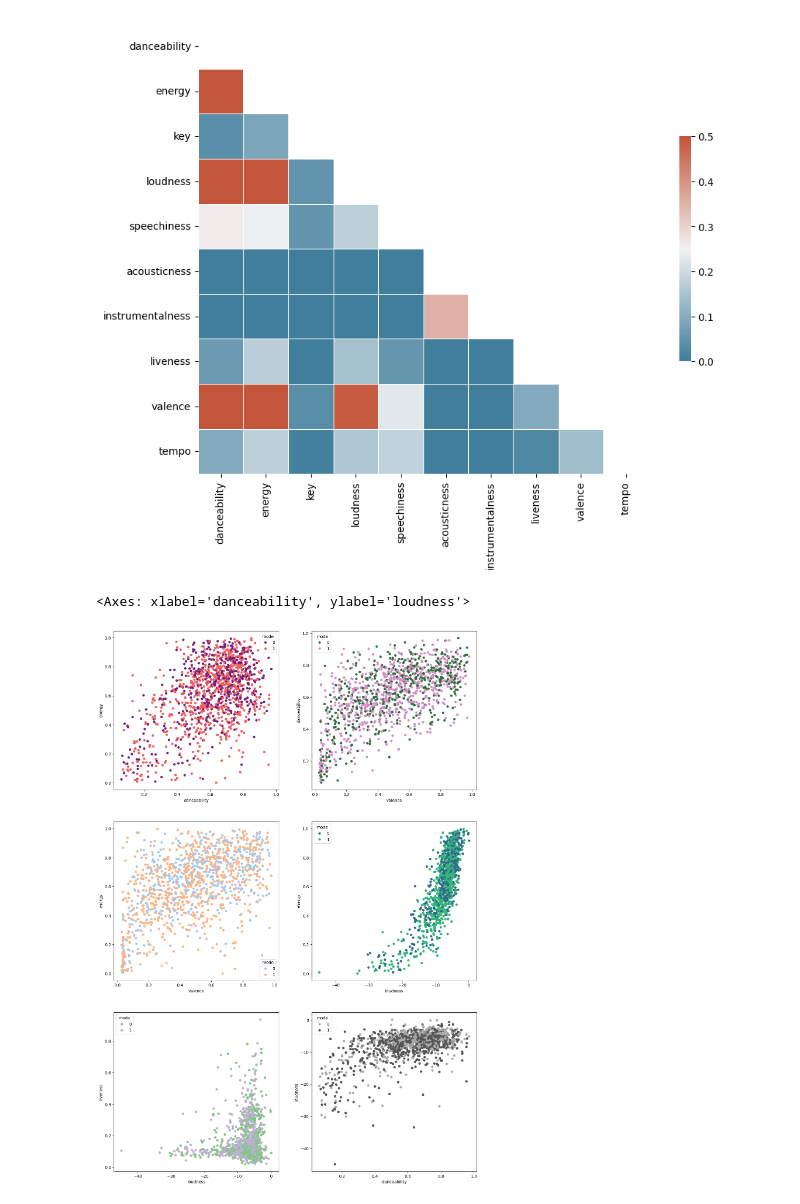
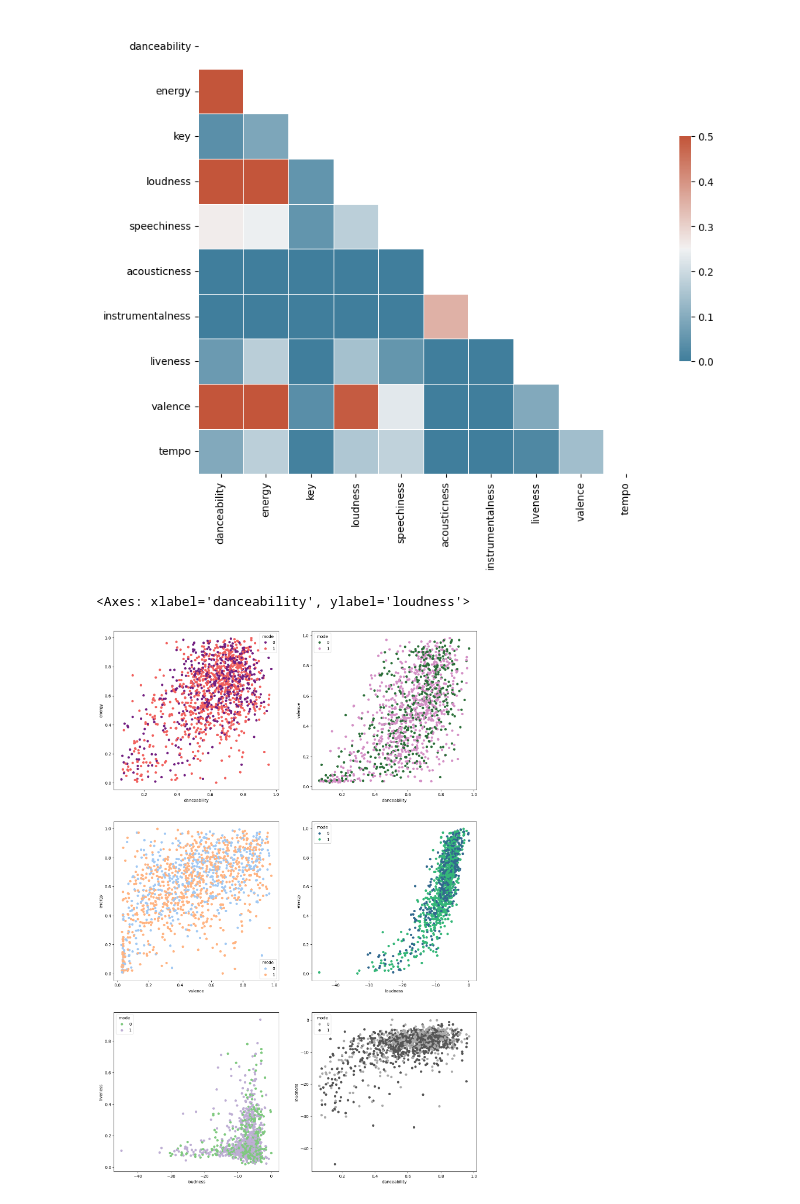
Before and after one commit to bjayesh47/pulse-plot, a Jupyter notebook: data_analysis/exploratory_analysis.ipynb, the cells around one changed output. Saved outputs shown, nothing was run; the diff lists cells and outputs as text; code cells hidden in the pictures.

```diff
--- a/data_analysis/exploratory_analysis.ipynb
+++ b/data_analysis/exploratory_analysis.ipynb
@@ -241,35 +241,35 @@ sns.scatterplot(x="danceability", y="energy",
                 sizes=(1, 8), linewidth=0,
                 data=distinct_song, ax=ax[0][0])
 
-sns.scatterplot(x="valence", y="danceability",
+sns.scatterplot(x="danceability", y="valence",
                 hue="mode",
                 palette="cubehelix",
                 sizes=(1, 8), linewidth=0,
                 data=distinct_song, ax=ax[0][1])
 
 sns.scatterplot(x="valence", y="energy",
                 hue="mode",
                 palette="pastel",
                 sizes=(1, 8), linewidth=0,
                 data=distinct_song, ax=ax[1][0])
 
 sns.scatterplot(x="loudness", y="energy",
                 hue="mode",
                 palette="viridis",
                 sizes=(1, 8), linewidth=0,
                 data=distinct_song, ax=ax[1][1])
 
 sns.scatterplot(x="loudness", y="liveness",
                 hue="mode",
                 palette="Accent",
                 sizes=(1, 8), linewidth=0,
                 data=distinct_song, ax=ax[2][0])
 
 sns.scatterplot(x="danceability", y="loudness",
                 hue="mode",
                 palette="binary",
                 sizes=(1, 8), linewidth=0,
                 data=distinct_song, ax=ax[2][1])
 # %% [output]
 <Axes: xlabel='danceability', ylabel='loudness'>
-[figure, old version]
+[figure, new version]
```
